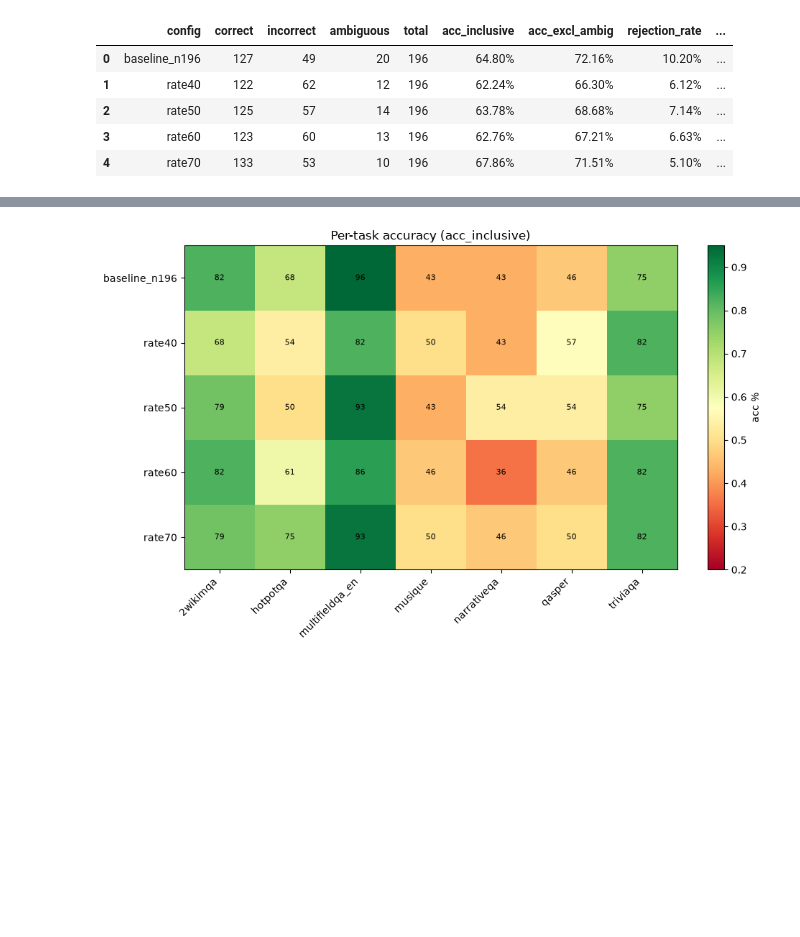
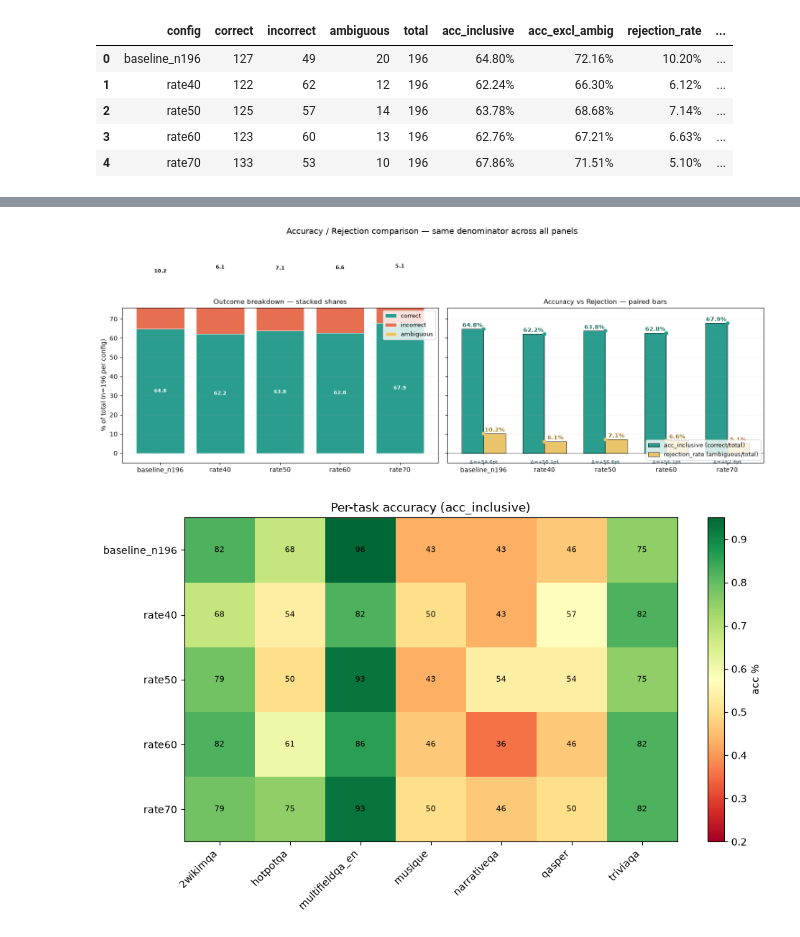
Before and after one commit to angWindy/OP5---LLM-Cost-Latency-Quality-Optimize, a Jupyter notebook: notebooks/_backup_executed_ok.ipynb, the cells around one changed output, grey strips where cells are left out. Cells and saved outputs as stored; diff of their text form; code cells hidden in the pictures; blank space fills up the shorter version.

```diff
--- a/notebooks/_backup_executed_ok.ipynb
+++ b/notebooks/_backup_executed_ok.ipynb
@@ -443,3 +461,67 @@ plt.show()
+# %%
+
+# Side-by-side: stacked 100% breakdown (left) + paired acc/rej bars (right)
+# Both panels share y-axis = % of total (n=196 per config).
+import numpy as np
+
+fig, (ax1, ax2) = plt.subplots(1, 2, figsize=(15, 5.5), sharey=True)
+x = np.arange(len(SLUGS))
+
+# ---- LEFT: stacked 100% ----
+correct_pct   = (df_acc['correct']   / df_acc['total'] * 100).values
+incorrect_pct = (df_acc['incorrect'] / df_acc['total'] * 100).values
+ambiguous_pct = (df_acc['ambiguous'] / df_acc['total'] * 100).values
+
+ax1.bar(x, correct_pct,   label='correct',   color='#2a9d8f', edgecolor='white', linewidth=0.6)
+ax1.bar(x, incorrect_pct, bottom=correct_pct,                                 label='incorrect', color='#e76f51', edgecolor='white', linewidth=0.6)
+ax1.bar(x, ambiguous_pct, bottom=correct_pct + incorrect_pct,                 label='ambiguous', color='#e9c46a', edgecolor='white', linewidth=0.6)
+
+for i in range(len(SLUGS)):
+    cx = float(correct_pct[i]); ix = float(incorrect_pct[i]); ax_ = float(ambiguous_pct[i])
+    if cx > 4: ax1.text(i, cx/2,             f'{cx:.1f}', ha='center', va='center', fontsize=8, color='white', fontweight='bold')
+    if ix > 4: ax1.text(i, cx + ix/2,        f'{ix:.1f}', ha='center', va='center', fontsize=8, color='white', fontweight='bold')
+    if ax_ > 3: ax1.text(i, cx + ix + ax_/2, f'{ax_:.1f}', ha='center', va='center', fontsize=8, color='black', fontweight='bold')
+    else:       ax1.text(i, 102, f'amb {ax_:.1f}', ha='center', va='bottom', fontsize=7, color='#9c7c1f')
+
+ax1.set_xticks(x); ax1.set_xticklabels(SLUGS)
+ax1.set_ylabel('% of total (n=196 per config)')
+ax1.set_title('Outcome breakdown — stacked shares', fontsize=11)
+ax1.legend(loc='upper right', fontsize=9)
+ax1.set_ylim(0, 110)
+ax1.axhline(100, color='black', linewidth=0.5)
+ax1.grid(axis='y', linestyle=':', alpha=0.4)
+
+# ---- RIGHT: paired acc vs rej bars ----
+w = 0.36
+ai_vals = df_acc['acc_inclusive'].values * 100
+rj_vals = df_acc['rejection_rate'].values * 100
+
+ax2.bar(x - w/2, ai_vals, w, label='acc_inclusive (correct/total)',
+        color='#2a9d8f', edgecolor='black', linewidth=0.6)
+ax2.bar(x + w/2, rj_vals, w, label='rejection_rate (ambiguous/total)',
+        color='#e9c46a', edgecolor='black', linewidth=0.6)
+
+for i in range(len(SLUGS)):
+    ax2.plot([i, i], [rj_vals[i], ai_vals[i]], color='#264653', linewidth=1.4, zorder=2)
+    ax2.plot(i, ai_vals[i], marker='o', markersize=5, color='#2a9d8f', zorder=3)
+    ax2.plot(i, rj_vals[i], marker='o', markersize=5, color='#e9c46a', zorder=3)
+    ax2.text(i - w/2, ai_vals[i] + 1.0, f'{ai_vals[i]:.1f}%', ha='center', fontsize=9, fontweight='bold', color='#1d6f5f')
+    ax2.text(i + w/2, rj_vals[i] + 1.0, f'{rj_vals[i]:.1f}%', ha='center', fontsize=9, fontweight='bold', color='#9c7c1f')
+    delta = ai_vals[i] - rj_vals[i]
+    ax2.text(i, -3.5, f'Δ={delta:+.1f}pt', ha='center', va='top', fontsize=8, color='#264653')
+
+ax2.set_xticks(x); ax2.set_xticklabels(SLUGS)
+ax2.set_title('Accuracy vs Rejection — paired bars', fontsize=11)
+ax2.legend(loc='lower right', fontsize=9)
+ax2.axhline(0, color='black', linewidth=0.4)
+ax2.grid(axis='y', linestyle=':', alpha=0.4)
+ax2.set_ylim(-5, max(ai_vals) + 8)
+
+fig.suptitle('Accuracy / Rejection comparison — same denominator across all panels', fontsize=13, y=1.02)
+plt.tight_layout()
+plt.show()
+# %% [output]
+[figure, added]
 # %%
 # Per-task accuracy heatmap (acc_inclusive)
 def per_task(slug):
```
Also changed, not shown: parts of 16 cells of this notebook, 21 other files.
